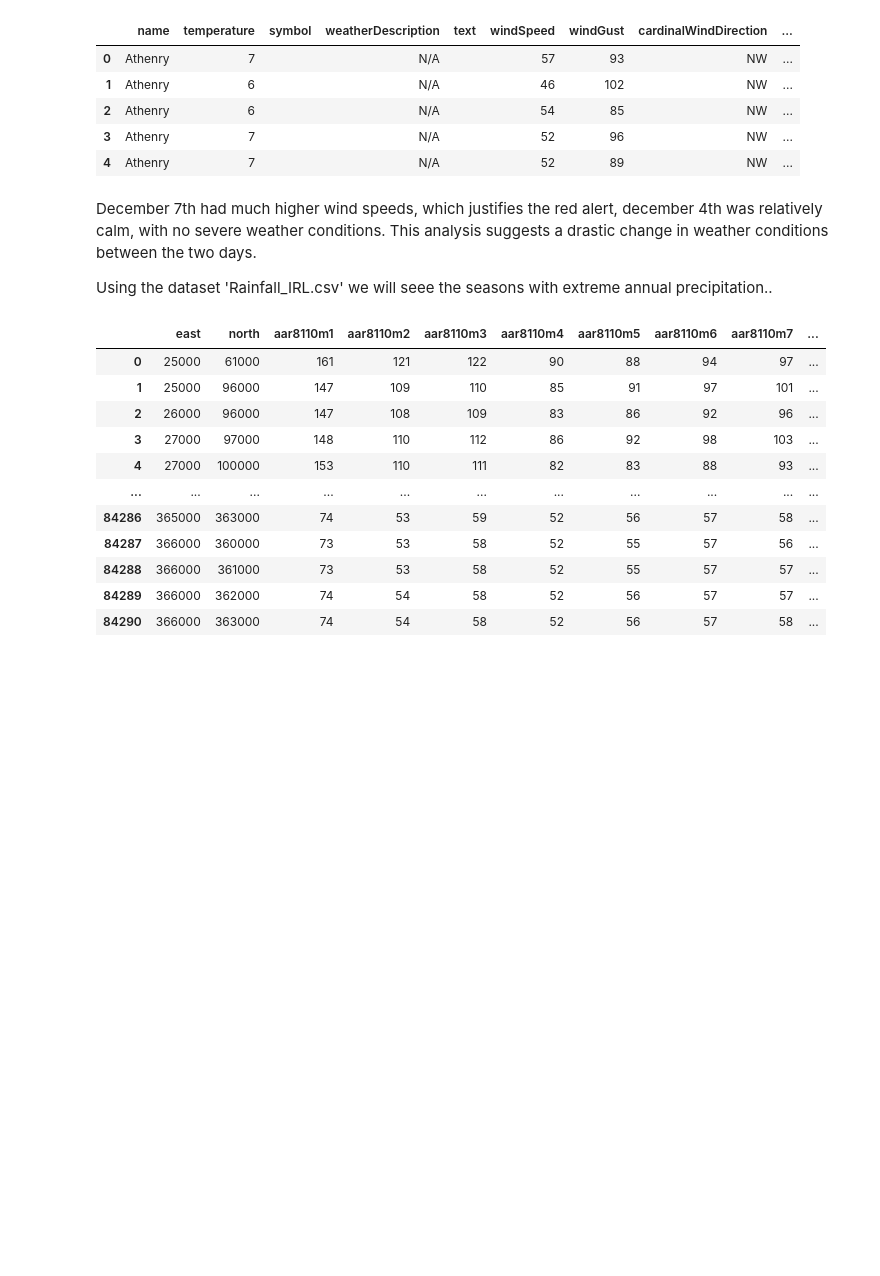
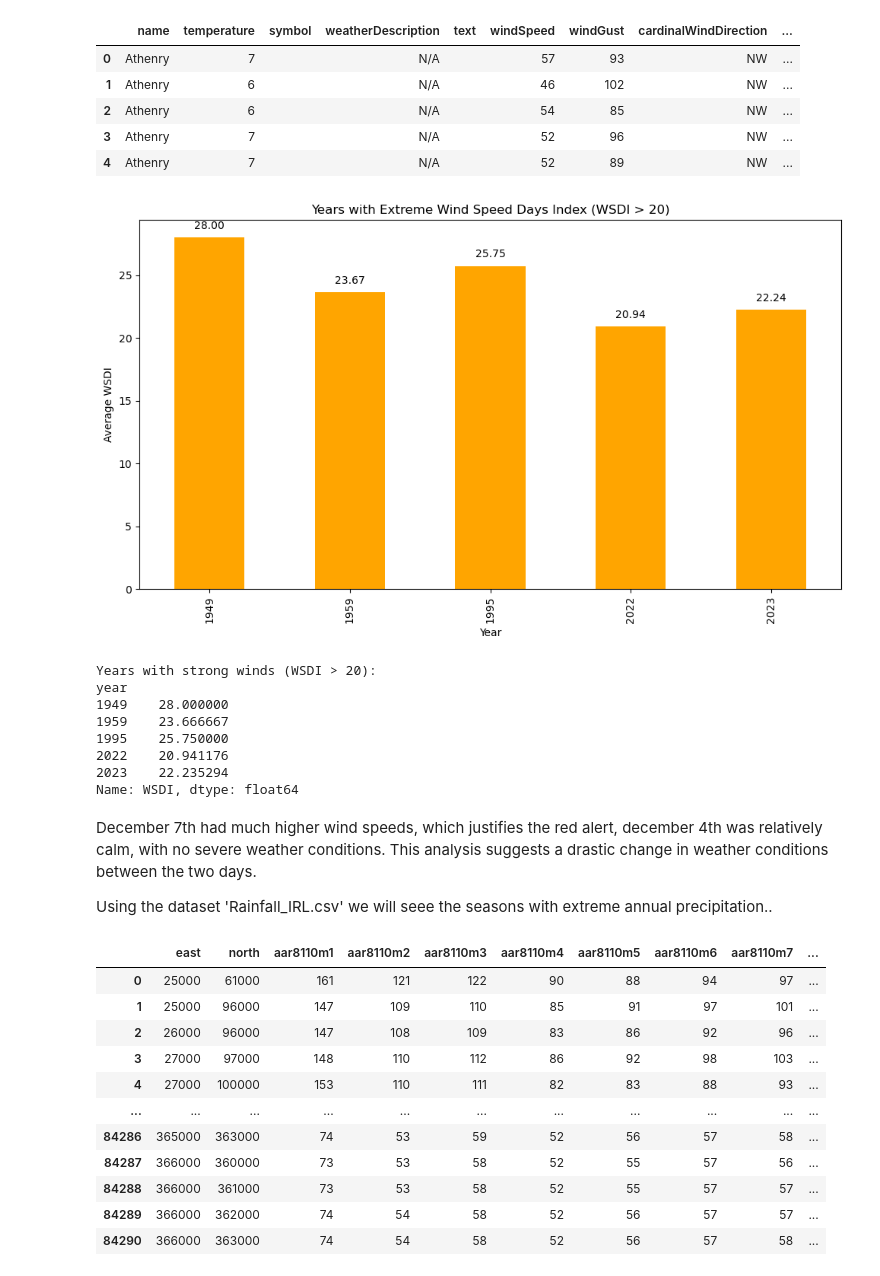
Before and after one commit to GabrielaDomiciano/PFDA_project, a Jupyter notebook: ireland_weather.ipynb, the cells around one changed output. Saved outputs shown, nothing was run; the diff lists cells and outputs as text; code cells hidden in the pictures; blank space fills up the shorter version.

Commit message:
Plot years with Extreme Wind Speed

```diff
--- a/ireland_weather.ipynb
+++ b/ireland_weather.ipynb
@@ -483,6 +483,41 @@ weather_df.head()
 | 2 | Athenry | 6 |  | N/A |  | 54 | 85 | NW | ... |
 | 3 | Athenry | 7 |  | N/A |  | 52 | 96 | NW | ... |
 | 4 | Athenry | 7 |  | N/A |  | 52 | 89 | NW | ... |
+# %%
+
+# Calculate the average WSDI per year
+annual_wsd_index = allyear_df.groupby('year')['WSDI'].mean()
+
+# # Set the threshold for strong winds
+threshold = 20  # You can readjust the value as needed to set strong winds
+
+# Filter years with average WSDI greater than threshold
+extreme_winds_years = annual_wsd_index[annual_wsd_index > threshold]
+
+plt.figure(figsize=(10, 6))
+ax = extreme_winds_years.plot(kind='bar', color='orange')
+
+# Adding WSDI averages to the chart
+for i, v in enumerate(extreme_winds_years):
+    ax.text(i, v + 0.5, f'{v:.2f}', ha='center', va='bottom', fontsize=10, color='black')
+
+plt.title('Years with Extreme Wind Speed Days Index (WSDI > 20)')
+plt.xlabel('Year')
+plt.ylabel('Average WSDI')
+plt.tight_layout()
+plt.show()
+print("Years with strong winds (WSDI > 20):")
+print(extreme_winds_years)
+# %% [output]
+[figure, added]
+Years with strong winds (WSDI > 20):
+year
+1949    28.000000
+1959    23.666667
+1995    25.750000
+2022    20.941176
+2023    22.235294
+Name: WSDI, dtype: float64
 # %% [markdown]
 December 7th had much higher wind speeds, which justifies the red alert, december 4th was relatively calm, with no severe weather conditions. This analysis suggests a drastic change in weather conditions between the two days.
 
```
Also changed, not shown: parts of 1 cell of this notebook.
